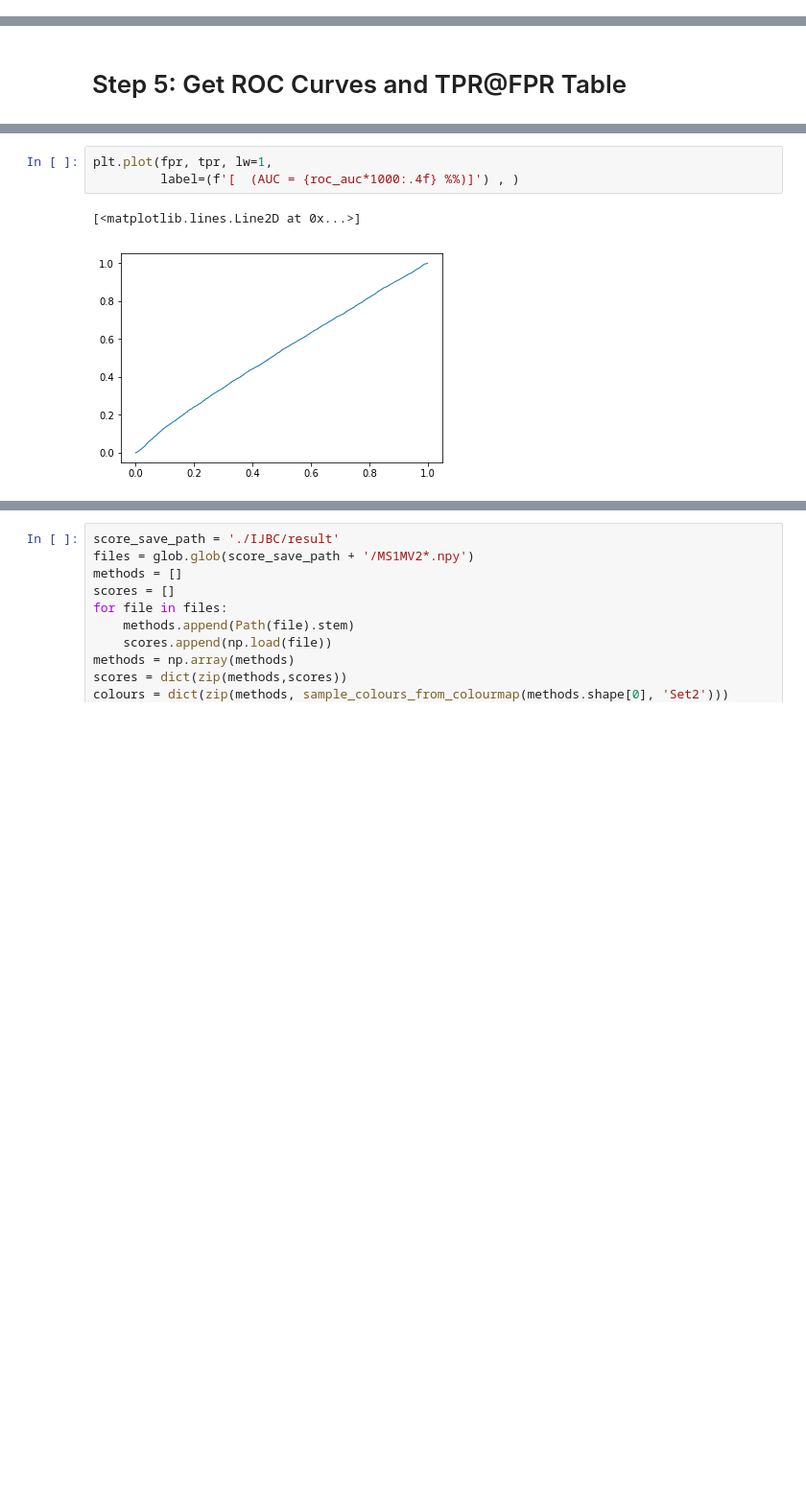
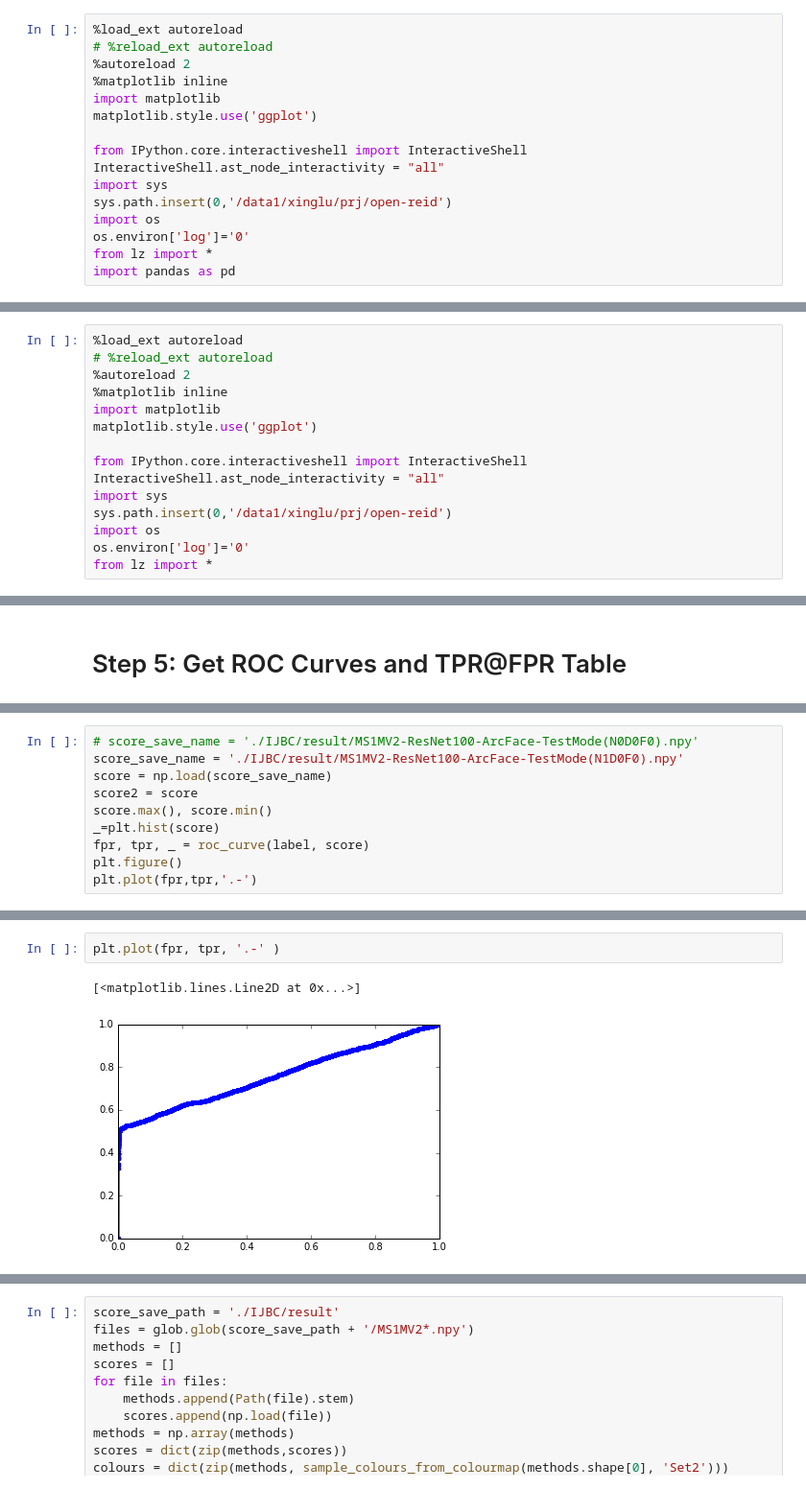
Before and after one commit to luzai/insightface, a Jupyter notebook: Evaluation/IJB/IJBC_Evaluation_MS1MV2.ipynb, the cells around one changed output, grey strips where cells are left out. Shown: that part at 96% size. Cells and saved outputs as stored; diff of their text form; blank space fills up the shorter version.

Commit message:
compare test_ijbc2 & test_ijbc3

```diff
--- a/Evaluation/IJB/IJBC_Evaluation_MS1MV2.ipynb
+++ b/Evaluation/IJB/IJBC_Evaluation_MS1MV2.ipynb
@@ -18,3 +18,19 @@ from prettytable import PrettyTable
 from pathlib import Path
 import warnings
 warnings.filterwarnings("ignore")
+# %%
+%load_ext autoreload
+# %reload_ext autoreload
+%autoreload 2
+%matplotlib inline
+import matplotlib
+matplotlib.style.use('ggplot')
+
+from IPython.core.interactiveshell import InteractiveShell
+InteractiveShell.ast_node_interactivity = "all"
+import sys
+sys.path.insert(0,'/data1/xinglu/prj/open-reid')
+import os
+os.environ['log']='0'
+from lz import *
+import pandas as pd
@@ -113,3 +243,18 @@ def read_score(path):
     return img_feats
 # %% [markdown]
 # Step1: Load Meta Data
+# %%
+%load_ext autoreload
+# %reload_ext autoreload
+%autoreload 2
+%matplotlib inline
+import matplotlib
+matplotlib.style.use('ggplot')
+
+from IPython.core.interactiveshell import InteractiveShell
+InteractiveShell.ast_node_interactivity = "all"
+import sys
+sys.path.insert(0,'/data1/xinglu/prj/open-reid')
+import os
+os.environ['log']='0'
+from lz import *
@@ -249,0 +448,10 @@ np.save(score_save_name, score)
+# %%
+# score_save_name = './IJBC/result/MS1MV2-ResNet100-ArcFace-TestMode(N0D0F0).npy'
+score_save_name = './IJBC/result/MS1MV2-ResNet100-ArcFace-TestMode(N1D0F0).npy'
+score = np.load(score_save_name)
+score2 = score
+score.max(), score.min()
+_=plt.hist(score)
+fpr, tpr, _ = roc_curve(label, score)
+plt.figure()
+plt.plot(fpr,tpr,'.-')
@@ -275,7 +502,6 @@ roc_auc
 # %%
-plt.plot(fpr, tpr, lw=1,
-         label=(f'[  (AUC = {roc_auc*1000:.4f} %%)]') , )
+plt.plot(fpr, tpr, '.-' )
 # %% [output]
 [<matplotlib.lines.Line2D at 0x...>]
-[figure, old version]
+[figure, new version]
 # %%
```
Also changed, not shown: parts of 25 cells of this notebook, 3 other files.
